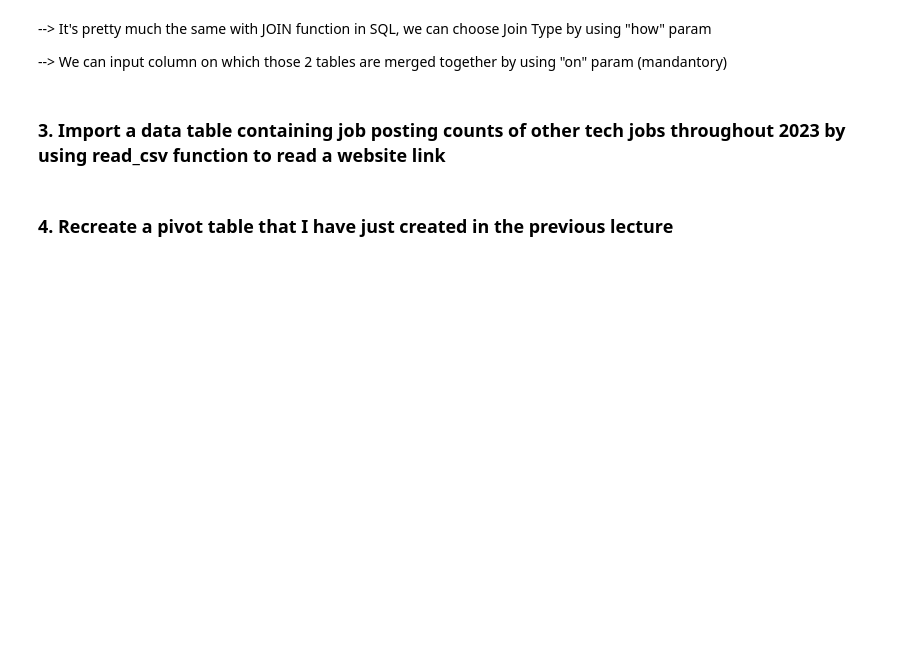
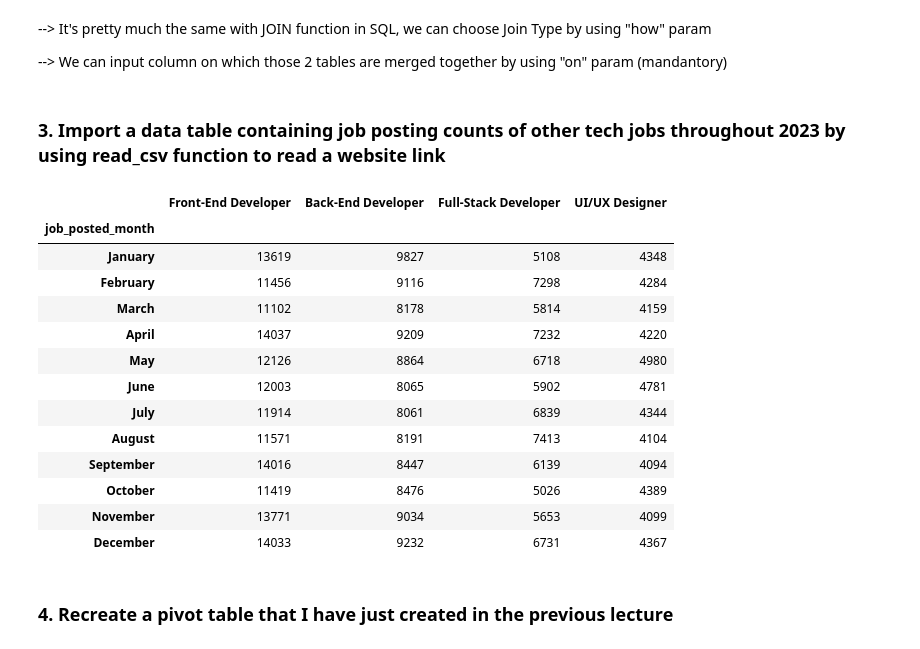
Before and after one commit to TannerPham/Python-For-Data-Analytics_Capstone-Project, a Jupyter notebook: 03. Pandas Advanced/03.07. PandasMergeDF.ipynb, the cells around one changed output. Drawn from its saved outputs; the diff is of its cells as text; code cells hidden in the pictures; blank space fills up the shorter version.

```diff
--- a/03. Pandas Advanced/03.07. PandasMergeDF.ipynb
+++ b/03. Pandas Advanced/03.07. PandasMergeDF.ipynb
@@ -69,6 +69,22 @@ df_jobs.merge(df_companies,on=['company_name'])
 # %%
 # sw stands for software
 df_sw_pivot = pd.read_csv("https://lukeb.co/software_csv", index_col= 'job_posted_month')
+df_sw_pivot
+# %% [output]
+|  | Front-End Developer | Back-End Developer | Full-Stack Developer | UI/UX Designer |
+| job_posted_month |  |  |  |  |
+| January | 13619 | 9827 | 5108 | 4348 |
+| February | 11456 | 9116 | 7298 | 4284 |
+| March | 11102 | 8178 | 5814 | 4159 |
+| April | 14037 | 9209 | 7232 | 4220 |
+| May | 12126 | 8864 | 6718 | 4980 |
+| June | 12003 | 8065 | 5902 | 4781 |
+| July | 11914 | 8061 | 6839 | 4344 |
+| August | 11571 | 8191 | 7413 | 4104 |
+| September | 14016 | 8447 | 6139 | 4094 |
+| October | 11419 | 8476 | 5026 | 4389 |
+| November | 13771 | 9034 | 5653 | 4099 |
+| December | 14033 | 9232 | 6731 | 4367 |
 # %% [markdown]
 ### 4. Recreate a pivot table that I have just created in the previous lecture
 # %%
```
Also changed, not shown: parts of 8 cells of this notebook, 11 other files.
